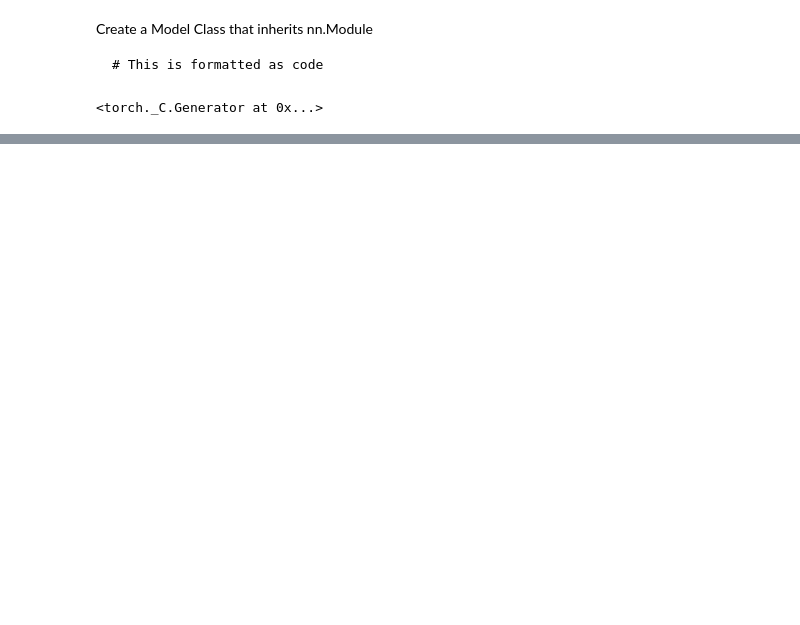
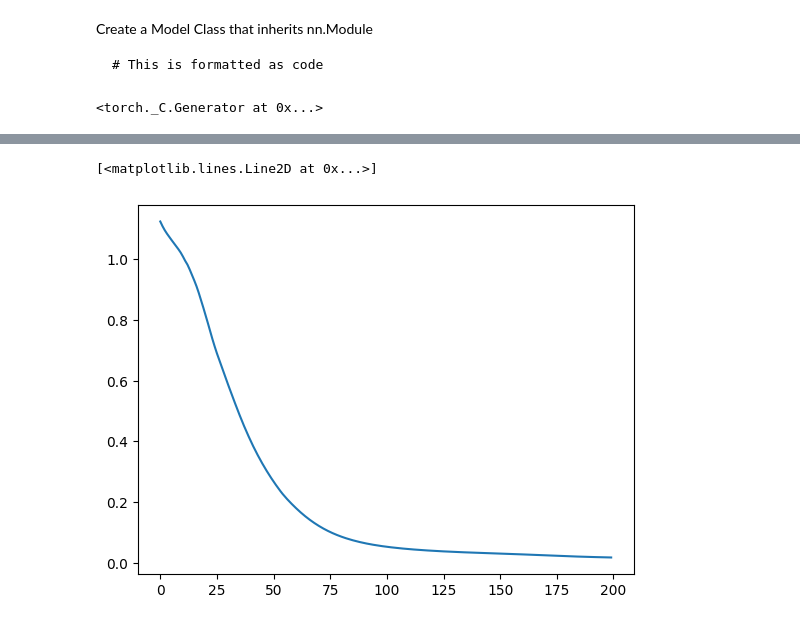
Before and after one commit to Roghiehghahremani/PyTorch-Codemy, a Jupyter notebook: Simple_NeuralNetwork.ipynb, the cells around one changed output, grey strips where cells are left out. Cells and saved outputs as stored; diff of their text form; code cells hidden in the pictures; blank space fills up the shorter version.

```diff
--- a/Simple_NeuralNetwork.ipynb
+++ b/Simple_NeuralNetwork.ipynb
@@ -34,0 +83,37 @@ model = Model()
+# %%
+#Convert X features to float tensors
+X_train = torch.FloatTensor(X_train)
+X_test = torch.FloatTensor(X_test)
+# %%
+# Convert y labels to long (64 bits)tensors
+y_train = torch.LongTensor(y_train)
+y_test = torch.LongTensor(y_test)
+# %%
+# Set the criterion of model to measure the error, how far off the predictions are from the data
+criterion = nn.CrossEntropyLoss()
+#Choose adam optimizer, lr = learning rate (if error does not go down after a bunch of iterations(epochs))
+
+optimizer = torch.optim.Adam(model.parameters(),lr = 0.01)
+# %%
+# train our model
+#epoch one run through all the training data in our network
+
+epochs = 200
+losses = []
+
+for i in range(epochs):
+  y_pred = model.forward(X_train)# Get predicted result
+  # Measure the loss
+  loss = criterion(y_pred,y_train)
+  # Keep track of our losses
+  losses.append(loss.detach().numpy())
+
+  # print every 10 epochs
+  if i % 10 ==0:
+    print(f'epoch: {i} , loss:{loss}')
+
+  # Do some backpropagation
+
+  optimizer.zero_grad()
+  loss.backward()
+  optimizer.step()
@@ -34,0 +141,6 @@ model = Model()
+# %%
+# Graph it out
+plt.plot(range(epochs),losses)
+# %% [output]
+[<matplotlib.lines.Line2D at 0x...>]
+[figure, added]
```
Also changed, not shown: parts of 10 cells of this notebook.
